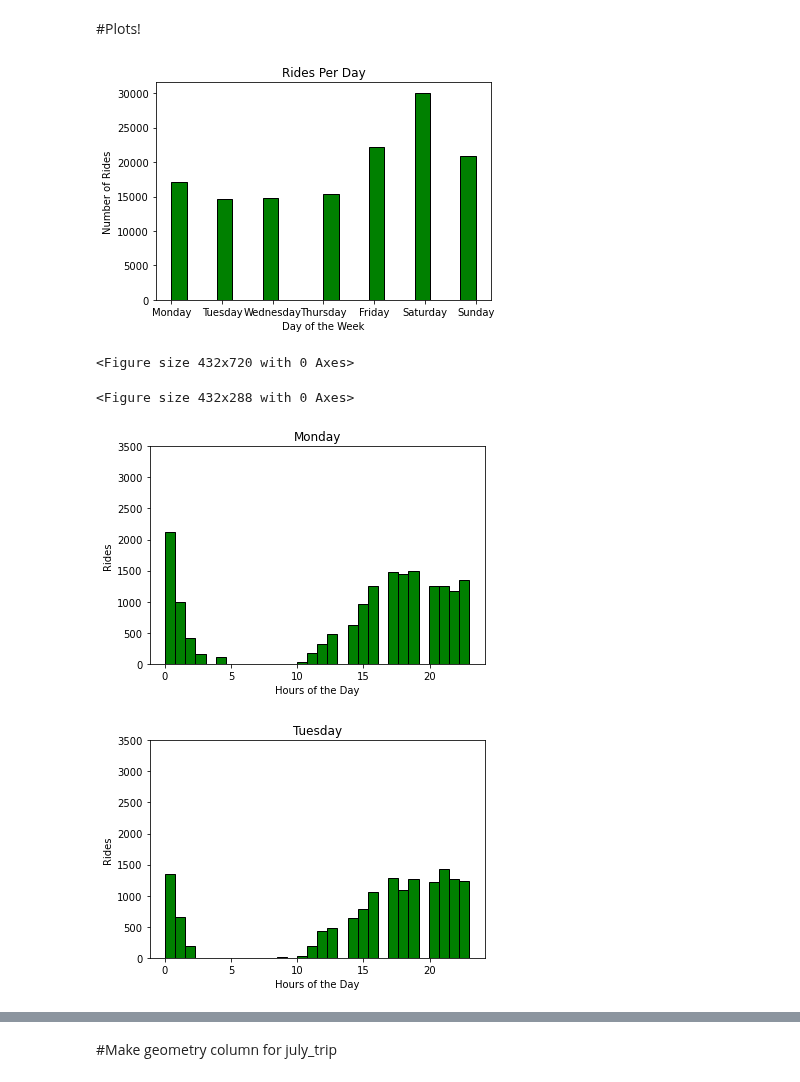
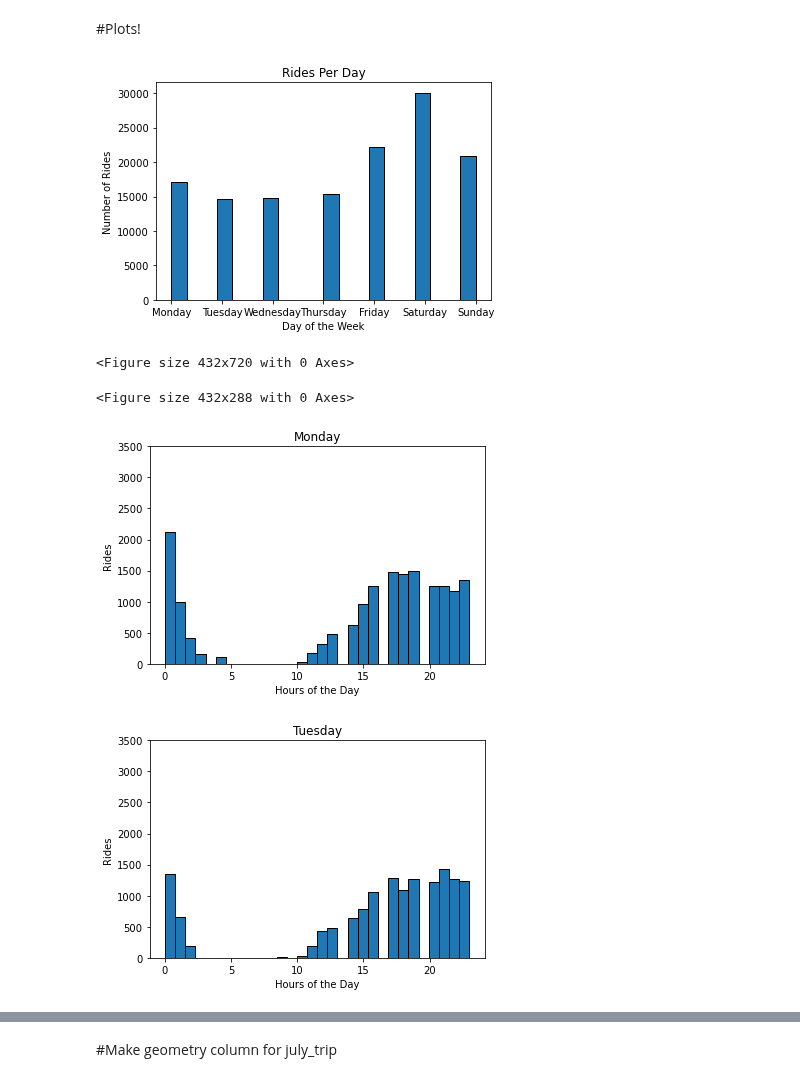
Before and after one commit to Quezadajl/nashville-scooters-project, a Jupyter notebook: notebooks/scooter_trips.ipynb, the cells around one changed output, grey strips where cells are left out. Drawn from its saved outputs; the diff is of its cells as text; code cells hidden in the pictures.

```diff
--- a/notebooks/scooter_trips.ipynb
+++ b/notebooks/scooter_trips.ipynb
@@ -132,34 +120,34 @@ fri_df = july_trip[july_trip['weekday'] == 'Friday']
 #Plots!
 # %%
 #Line plot for days of the week
-plt.hist(july_trip.weekday, bins = 20, color = 'green', edgecolor = 'black')
+plt.hist(july_trip.weekday, bins = 20, edgecolor = 'black')
 plt.xlabel('Day of the Week')
 plt.ylabel('Number of Rides')
 plt.title('Rides Per Day')
 plt.figure(figsize=(6, 10))
 
 plt.show()
 plt.savefig('rides_per_day.jpg')
 # %% [output]
-[figure, old version]
+[figure, new version]
 <Figure size 432x720 with 0 Axes>
 <Figure size 432x288 with 0 Axes>
 # %%
-plt.hist(mon_df.hour, bins = 30, color='green', edgecolor = 'black')
+plt.hist(mon_df.hour, bins = 30, edgecolor = 'black')
 plt.xlabel('Hours of the Day')
 plt.ylabel('Rides')
 plt.title('Monday')
 plt.ylim([0, 3500])
 plt.show()
 # %% [output]
-[figure, old version]
+[figure, new version]
 # %%
-plt.hist(tues_df.hour, bins = 30, color='green', edgecolor = 'black')
+plt.hist(tues_df.hour, bins = 30, edgecolor = 'black')
 plt.xlabel('Hours of the Day')
 plt.ylabel('Rides')
 plt.title('Tuesday')
 plt.ylim([0, 3500])
 plt.show()
 # %% [output]
-[figure, old version]
+[figure, new version]
 # %%
```
Also changed, not shown: parts of 11 cells of this notebook, 1 other file.
